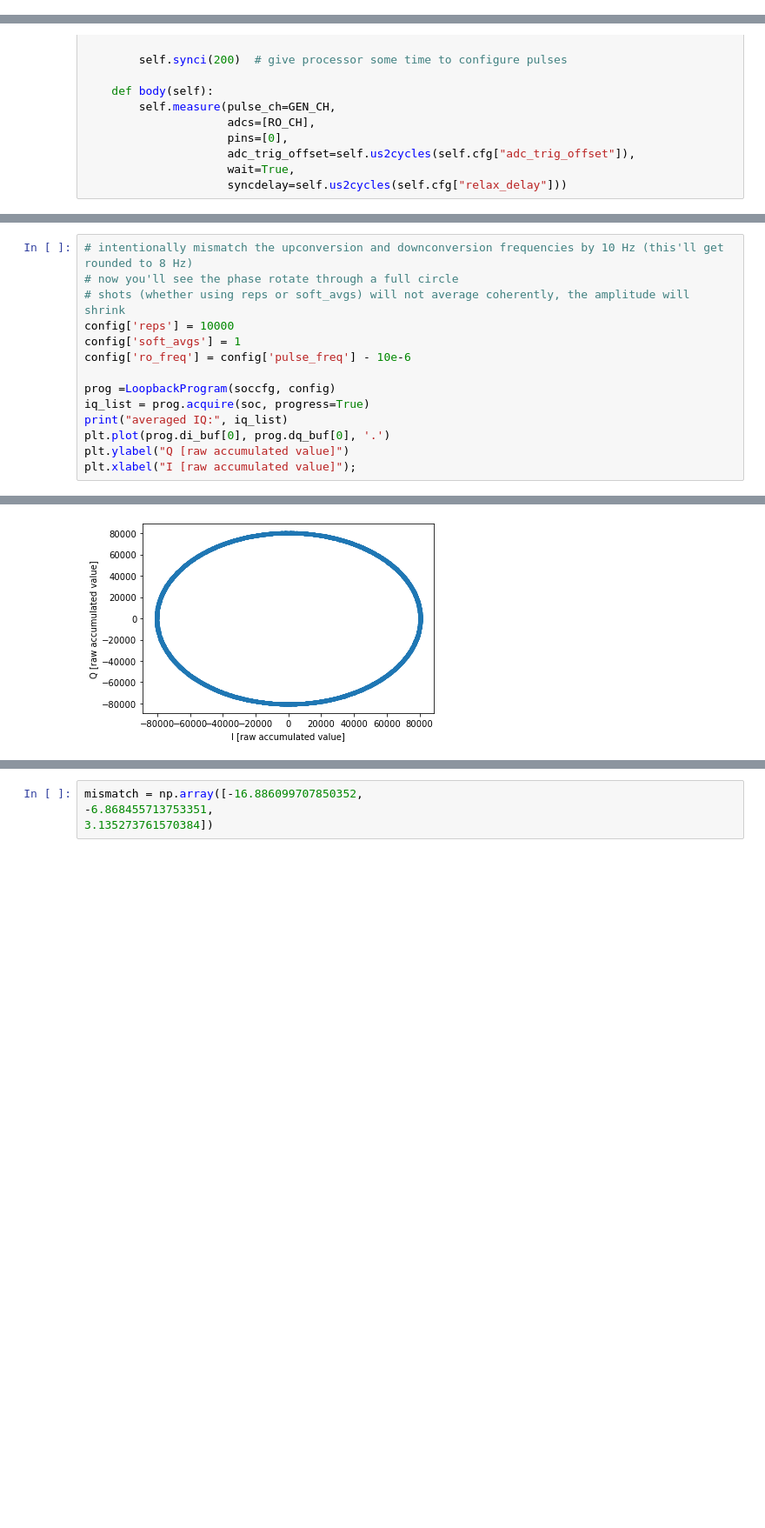
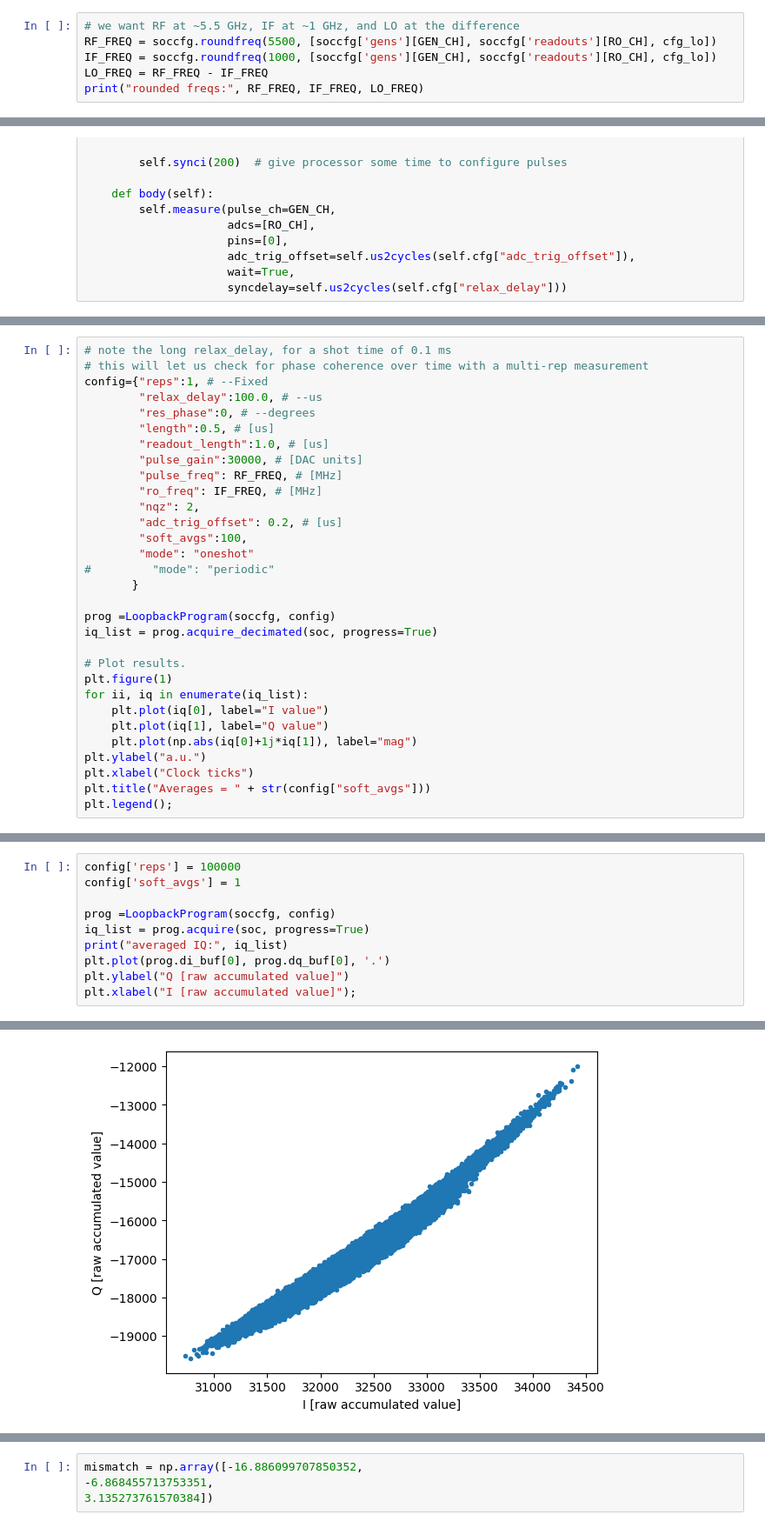
Before and after one commit to meeg/qick_demos_sho, a Jupyter notebook: 2024-02-26_asymmconversion/asymm_conversion_phase.ipynb, the cells around one changed output, grey strips where cells are left out. Shown at 87% size. Saved outputs shown, nothing was run; the diff lists cells and outputs as text; blank space fills up the shorter version.

```diff
--- a/2024-02-26_asymmconversion/asymm_conversion_phase.ipynb
+++ b/2024-02-26_asymmconversion/asymm_conversion_phase.ipynb
@@ -45,0 +92,6 @@ RO_CH = 1
+# %%
+# we want RF at ~5.5 GHz, IF at ~1 GHz, and LO at the difference
+RF_FREQ = soccfg.roundfreq(5500, [soccfg['gens'][GEN_CH], soccfg['readouts'][RO_CH], cfg_lo])
+IF_FREQ = soccfg.roundfreq(1000, [soccfg['gens'][GEN_CH], soccfg['readouts'][RO_CH], cfg_lo])
+LO_FREQ = RF_FREQ - IF_FREQ
+print("rounded freqs:", RF_FREQ, IF_FREQ, LO_FREQ)
@@ -132,0 +189,31 @@ print(soccfg.calc_fstep(soccfg['readouts'][RO_CH], soccfg['gens'][GEN_CH]))
+# %%
+# note the long relax_delay, for a shot time of 0.1 ms
+# this will let us check for phase coherence over time with a multi-rep measurement
+config={"reps":1, # --Fixed
+        "relax_delay":100.0, # --us
+        "res_phase":0, # --degrees
+        "length":0.5, # [us]
+        "readout_length":1.0, # [us]
+        "pulse_gain":30000, # [DAC units]
+        "pulse_freq": RF_FREQ, # [MHz]
+        "ro_freq": IF_FREQ, # [MHz]
+        "nqz": 2,
+        "adc_trig_offset": 0.2, # [us]
+        "soft_avgs":100,
+        "mode": "oneshot"
+#         "mode": "periodic"
+       }
+
+prog =LoopbackProgram(soccfg, config)
+iq_list = prog.acquire_decimated(soc, progress=True)
+
+# Plot results.
+plt.figure(1)
+for ii, iq in enumerate(iq_list):
+    plt.plot(iq[0], label="I value")
+    plt.plot(iq[1], label="Q value")
+    plt.plot(np.abs(iq[0]+1j*iq[1]), label="mag")
+plt.ylabel("a.u.")
+plt.xlabel("Clock ticks")
+plt.title("Averages = " + str(config["soft_avgs"]))
+plt.legend();
@@ -133,10 +226,6 @@ print(soccfg.calc_fstep(soccfg['readouts'][RO_CH], soccfg['gens'][GEN_CH]))
 # %%
-# intentionally mismatch the upconversion and downconversion frequencies by 10 Hz (this'll get rounded to 8 Hz)
-# now you'll see the phase rotate through a full circle
-# shots (whether using reps or soft_avgs) will not average coherently, the amplitude will shrink
-config['reps'] = 10000
+config['reps'] = 100000
 config['soft_avgs'] = 1
-config['ro_freq'] = config['pulse_freq'] - 10e-6
 
 prog =LoopbackProgram(soccfg, config)
 iq_list = prog.acquire(soc, progress=True)
@@ -149 +238 @@ averaged IQ: ([array([2.49178893])], [array([2.22558371])])
-[figure, old version]
+[figure, new version]
```
Also changed, not shown: parts of 49 cells of this notebook.
